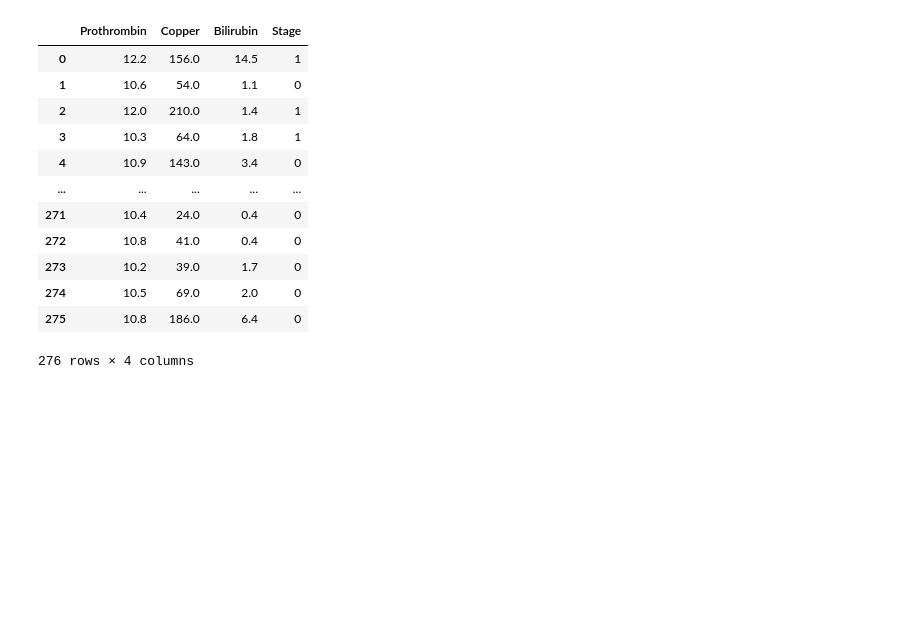
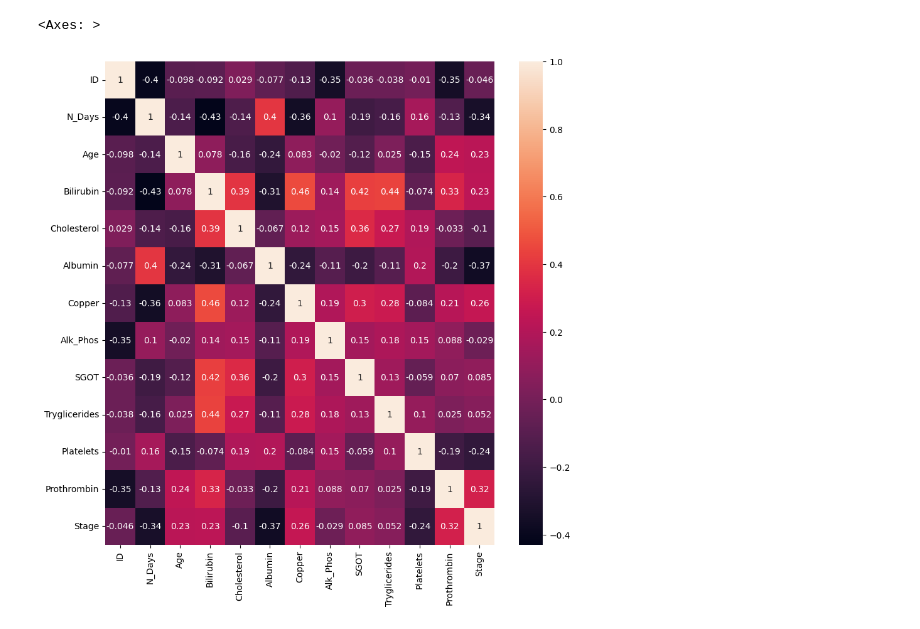
Before and after one commit to FirH/Kel-PPM-E, a Jupyter notebook: Tugas_Clustering/workspace-firhan/main.ipynb, the cells around one changed output. Cells and saved outputs as stored; diff of their text form; code cells hidden in the pictures; blank space fills up the shorter version.

```diff
--- a/Tugas_Clustering/workspace-firhan/main.ipynb
+++ b/Tugas_Clustering/workspace-firhan/main.ipynb
@@ -10,16 +5,0 @@ df_cluster = df[fitur_terpilih]
-# %%
-df_cluster
-# %% [output]
-|  | Prothrombin | Copper | Bilirubin | Stage |
-| 0 | 12.2 | 156.0 | 14.5 | 1 |
-| 1 | 10.6 | 54.0 | 1.1 | 0 |
-| 2 | 12.0 | 210.0 | 1.4 | 1 |
-| 3 | 10.3 | 64.0 | 1.8 | 1 |
-| 4 | 10.9 | 143.0 | 3.4 | 0 |
-| ... | ... | ... | ... | ... |
-| 271 | 10.4 | 24.0 | 0.4 | 0 |
-| 272 | 10.8 | 41.0 | 0.4 | 0 |
-| 273 | 10.2 | 39.0 | 1.7 | 0 |
-| 274 | 10.5 | 69.0 | 2.0 | 0 |
-| 275 | 10.8 | 186.0 | 6.4 | 0 |
-276 rows × 4 columns
@@ -25,0 +13,6 @@ df_cluster
+# %%
+plt.figure(figsize=(10,10))
+sns.heatmap(df.corr(), annot=True)
+# %% [output]
+<Axes: >
+[figure, added]
```
Also changed, not shown: parts of 22 cells of this notebook, 6 other files.
